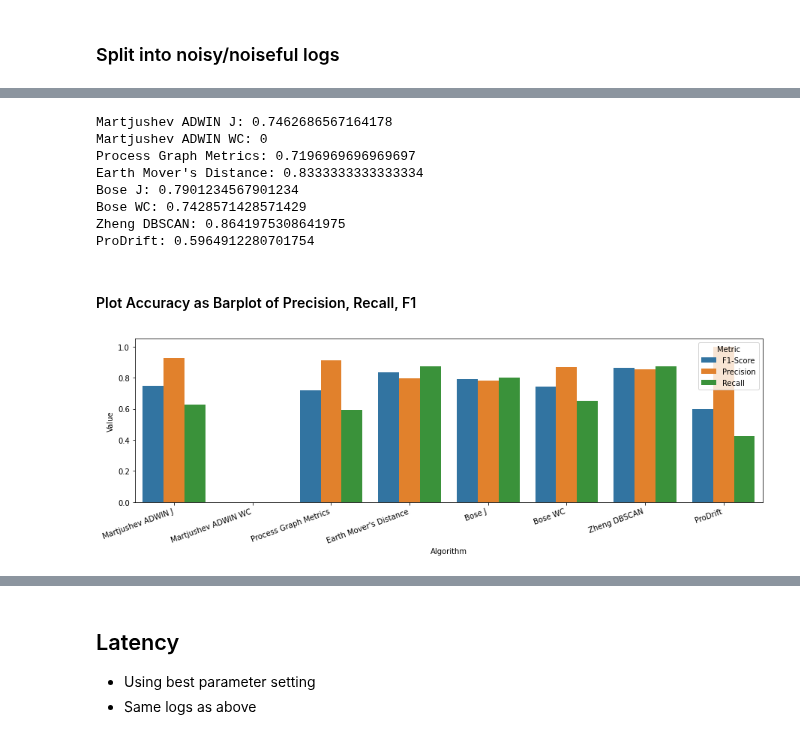
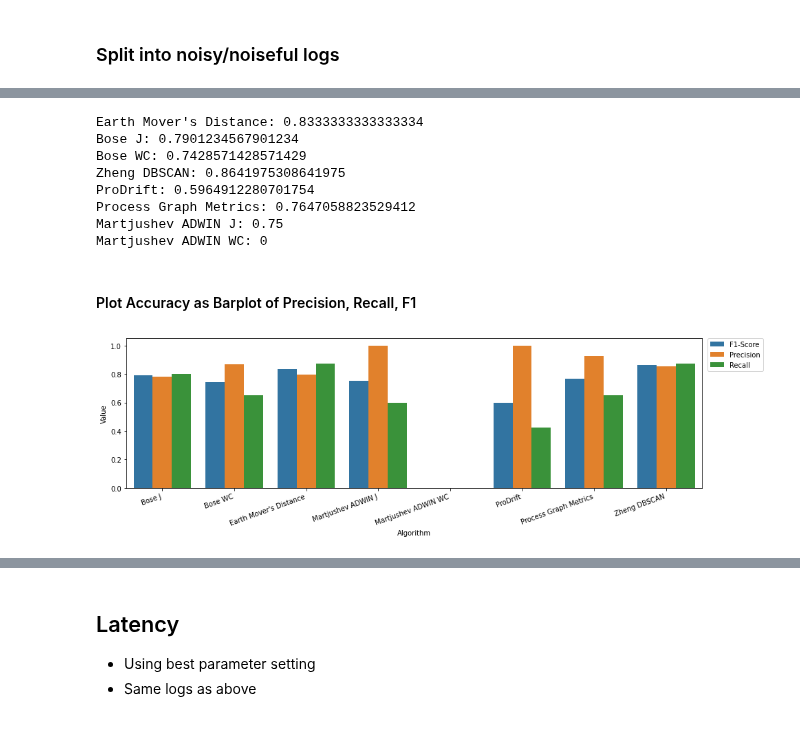
Before and after one commit to cpitsch/cdrift-evaluation, a Jupyter notebook: evaluate_results.ipynb, the cells around one changed output, grey strips where cells are left out. Drawn from its saved outputs; the diff is of its cells as text; code cells hidden in the pictures.

Commit message:
Final Evaluation Notebook everythung but Robustness done

```diff
--- a/evaluate_results.ipynb
+++ b/evaluate_results.ipynb
@@ -25,0 +18,5 @@ df.loc[df["Algorithm"] == "ProDrift", "SW Step Size"] = 2
+# %%
+df = readCSV_Lists(CSV_PATH)
+# Order in which to plot the approaches, to stay consistent
+ALPHA_SORT_NAMES = sorted(list(df["Algorithm"].unique()))
+ALPHA_SORT_NAMES
@@ -44,13 +48,16 @@ df = df[df["Log"].isin(atomic_logs)]
 # %%
 def split_by_name(df):
     return [
-        (alg, df[df["Algorithm"] == alg])
+        (alg, df[df["Algorithm"] == alg].copy())
         for alg in df["Algorithm"].unique()
     ]
 
 dfs = split_by_name(df)
-df.Algorithm.unique()
 
-for name, d in split_by_name(pd.read_csv("evaluation_results.csv")):
-    print(f"{name} contains duplicate rows: {d.duplicated().any()}")
+if not pd.read_csv(CSV_PATH).duplicated().any():
+    print("No duplicate rows in the Dataframe! :)")
+else:
+    for name, d in split_by_name(pd.read_csv(CSV_PATH)):
+        print(f"{name} contains duplicate rows: {d.duplicated().any()}")
+df
 # %% [output]
@@ -112,16 +108,12 @@ array(['Process Graph Metrics', 'Martjushev ADWIN J',
 used_parameters = {
         "Bose J": ["Window Size", "SW Step Size"],
         "Bose WC": ["Window Size", "SW Step Size"],
-        "Martjushev ADWIN J": ["Min Adaptive Window", "Max Adaptive Window", "P-Value"],
-        "Martjushev ADWIN WC": ["Min Adaptive Window", "Max Adaptive Window", "P-Value"],
+        "Martjushev ADWIN J": ["Min Adaptive Window", "Max Adaptive Window", "P-Value", "ADWIN Step Size"],
+        "Martjushev ADWIN WC": ["Min Adaptive Window", "Max Adaptive Window", "P-Value", "ADWIN Step Size"],
         "ProDrift": ["Window Size", "SW Step Size"],
         "Earth Mover's Distance": ["Window Size", "SW Step Size"],
-        "Process Graph Metrics": ["Min Adaptive Window", "Max Adaptive Window"],
+        "Process Graph Metrics": ["Min Adaptive Window", "Max Adaptive Window", "P-Value"],
         "Zheng DBSCAN": ["MRID", "Epsilon"]
-        # "Maaradji Runs": ["Window Size"],#, "SW Step Size"],
-        # Forgot to write down PValue for Process Graph Metrics
-        # "Process Graph Metrics": ["Min Adaptive Window", "Max Adaptive Window", "P-Value"],
-        # Ignore PValue for now
     }
 
 
@@ -191,14 +183,14 @@ for name, a_df in dfs_noiseless:
     accuracies[name] = computed_accuracy_dicts[name][best_param]
     print(f"{name}: {accuracies[name]}")
 # %% [output]
-Martjushev ADWIN J: 0.7462686567164178
-Martjushev ADWIN WC: 0
-Process Graph Metrics: 0.7196969696969697
 Earth Mover's Distance: 0.8333333333333334
 Bose J: 0.7901234567901234
 Bose WC: 0.7428571428571429
 Zheng DBSCAN: 0.8641975308641975
 ProDrift: 0.5964912280701754
+Process Graph Metrics: 0.7647058823529412
+Martjushev ADWIN J: 0.75
+Martjushev ADWIN WC: 0
 # %% [markdown]
 #### Plot Accuracy as Barplot of Precision, Recall, F1
 # %%
@@ -209,43 +201,37 @@ accuracy_plot_df = pd.DataFrame(
             "Metric": "F1-Score",
             "Value": computed_accuracy_dicts[name][accuracy_best_param[name]]
         }
         for name in computed_accuracy_dicts.keys()
     ] + [
         {
             "Algorithm": name,
             "Metric": "Precision",
             "Value": computed_precision_dicts[name][accuracy_best_param[name]]
         }
         for name in computed_accuracy_dicts.keys()
     ] + [
         {
             "Algorithm": name,
             "Metric": "Recall",
             "Value": computed_recall_dicts[name][accuracy_best_param[name]]
         }
         for name in computed_accuracy_dicts.keys()
     ]
 )
-# accuracy_plot_df = pd.DataFrame([
-#     {
-#         "Algorithm": name,
-#         "F1-Score": computed_accuracy_dicts[name][accuracy_best_param[name]],
-#         "Precision": computed_precision_dicts[name][accuracy_best_param[name]],
-#         "Recall": computed_recall_dicts[name][accuracy_best_param[name]]
 
-#     }
-#     for name in computed_accuracy_dicts.keys()
-# ])
-
-ax = sns.barplot(x="Algorithm", y="Value", data=accuracy_plot_df, hue="Metric") # Blueish
-# palette = palette={"Precision": "#573deb", "F1-Score": "#ff0076", "Recall": "#ffa600"}
+# palette={"Precision": "#573deb", "F1-Score": "#ff0076", "Recall": "#ffa600"}
+ax = sns.barplot(x="Algorithm", y="Value", data=accuracy_plot_df, hue="Metric", order=ALPHA_SORT_NAMES) # Blueish
 
 ax.figure.set_size_inches(15, 4)
 # ax.tick_params(labelrotation=10, ha="right")
 # Set each ticks horizontal alignment to "right"
 for tick in ax.get_xticklabels():
     tick.set_ha("right")
     tick.set_rotation(20)
+
+plt.legend(bbox_to_anchor=(1.01, 1), loc='upper left', borderaxespad=0)
+
+plt.savefig("Final_Eval/accuracy.pdf", bbox_inches="tight", format="pdf")
 plt.show()
 # %% [output]
-[figure, old version]
+[figure, new version]
```
Also changed, not shown: parts of 36 cells of this notebook.
